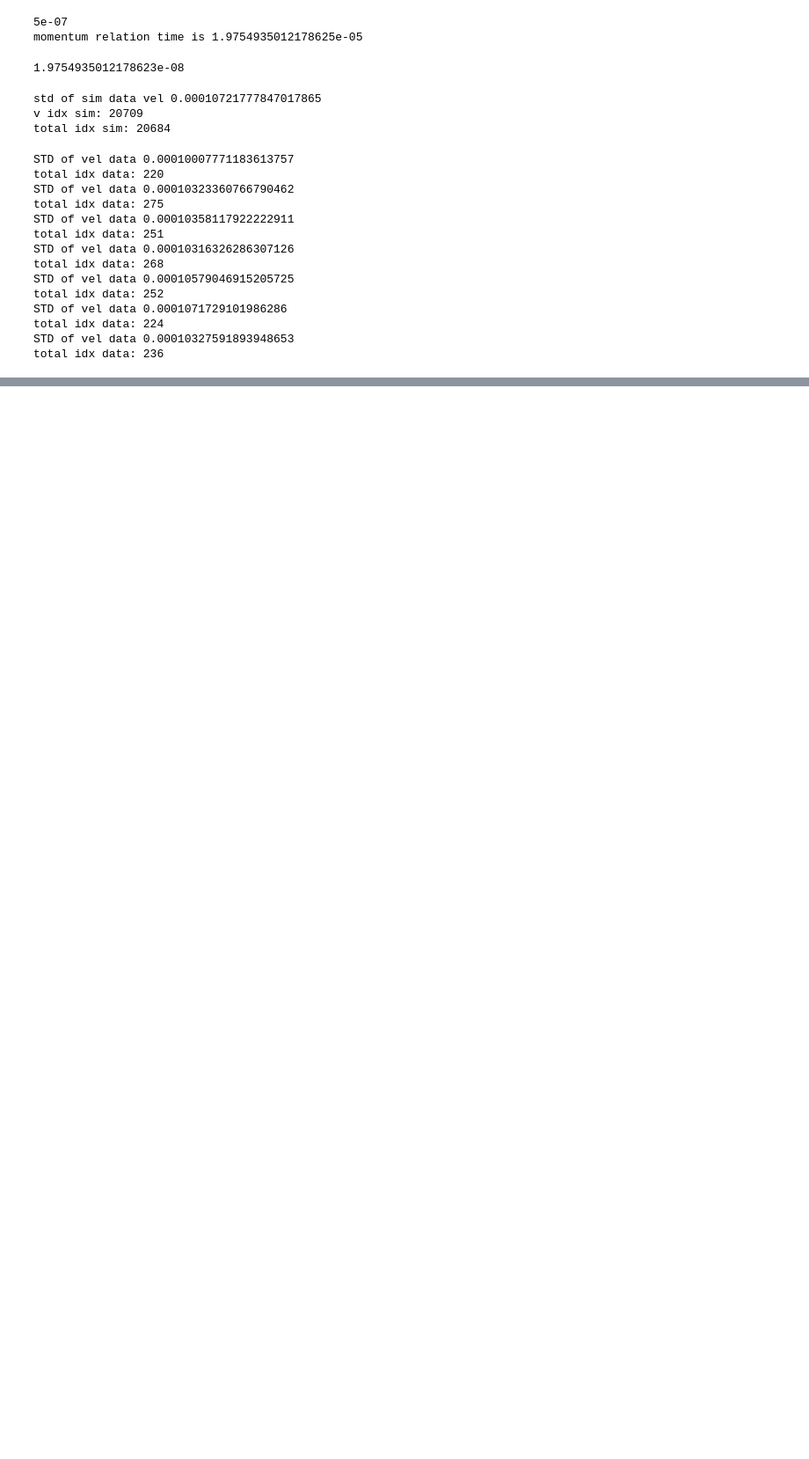
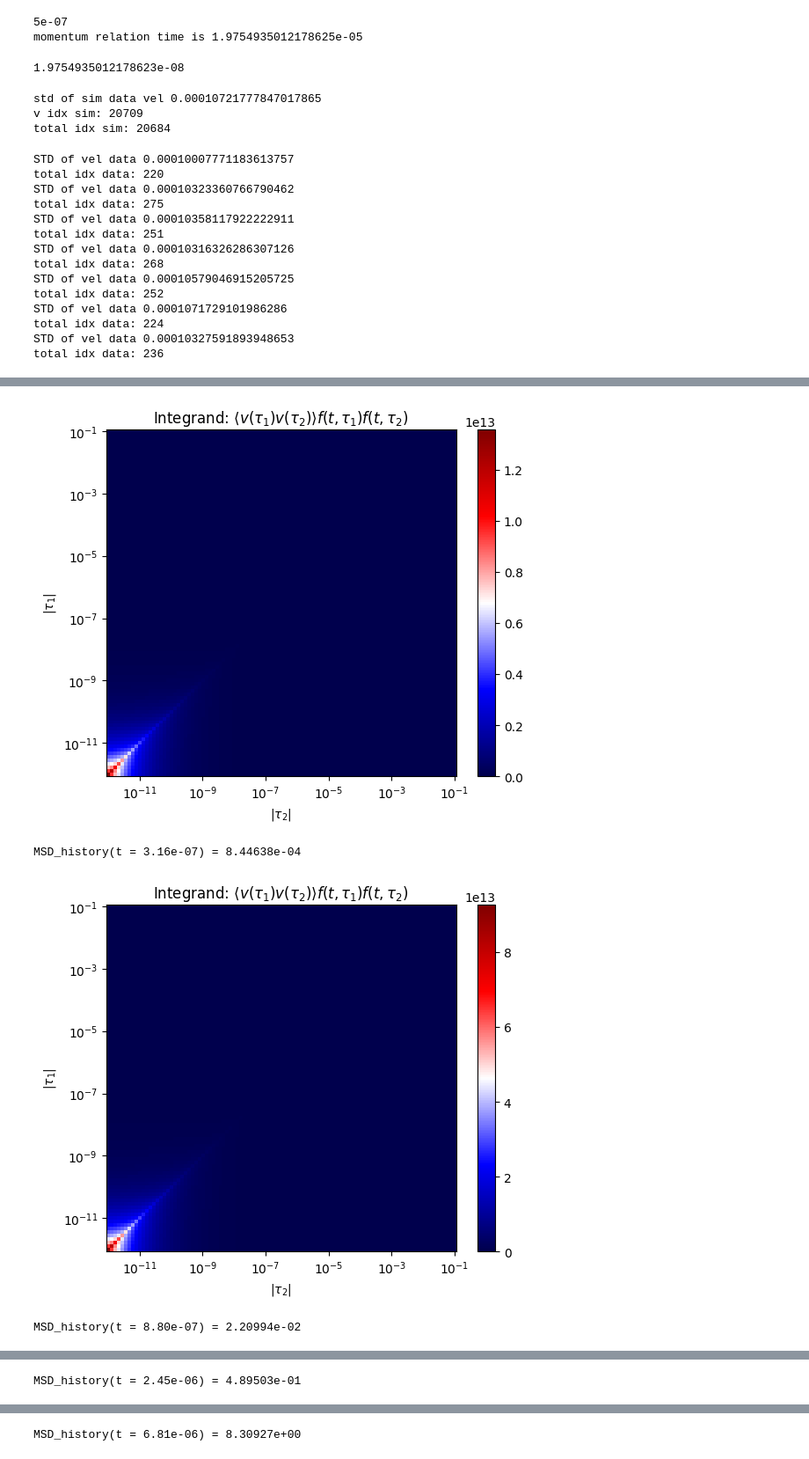
Before and after one commit to mcthumann/Brownian_Data_Analysis, a Jupyter notebook: polished_scripts/Analytical_Simulation_Data_Trio.ipynb, the cells around one changed output, grey strips where cells are left out. Shown at 88% size. Saved outputs shown, nothing was run; the diff lists cells and outputs as text; code cells hidden in the pictures; blank space fills up the shorter version.

```diff
--- a/polished_scripts/Analytical_Simulation_Data_Trio.ipynb
+++ b/polished_scripts/Analytical_Simulation_Data_Trio.ipynb
@@ -773,0 +818,75 @@ plt.show()
+# %%
+import numpy as np
+import matplotlib.pyplot as plt
+from scipy.integrate import trapezoid as trapz
+from mpmath import mp, invertlaplace, mpc, mpf, sqrt, pi, exp, erfc
+
+# High precision for inverse Laplace
+mp.dps = 30
+
+# Physical constants (define these)
+
+roots = [108.66994871+196.31569885j, 108.66994871-196.31569885j,
+         -9.77032846 +66.56826441j,  -9.77032846 -66.56826441j]
+
+# Laplace-domain function F(s, tau)
+def F(s, tau):
+    s = mpc(s)
+    tau = mpf(tau)
+    D = _m*(roots[0] + sqrt(s)) * (roots[1] + sqrt(s)) * (roots[2] + sqrt(s)) * (roots[3] + sqrt(s))
+    inv = 2/sqrt(-tau) - 2 * exp(-tau*s) * sqrt(s) * sqrt(pi) * erfc(sqrt(-tau*s))
+    return inv / D
+
+# Inverse Laplace transform f(t, tau)
+def f(t, tau):
+    def F_fixed_s(s):
+        return F(s, tau)
+    return float(mp.re(invertlaplace(F_fixed_s, t, method='talbot')))
+
+
+# Time grid (log-spaced in negative time)
+tau_min = 1e-12
+tau_max = 1e-1
+N = 100
+tau_array = -np.logspace(np.log10(tau_min), np.log10(tau_max), N)[::-1]
+z = 3*_r**2*np.sqrt(np.pi*_viscous*_rho_f)
+# Fixed t value at which to evaluate MSD_history(t)
+t_evals = np.logspace(-6.5, -2.5, 10)
+msd_hs = []
+for t_eval in t_evals:
+    # Compute f(t, tau) for all tau
+    f_vals = np.array([f(t_eval, tau) for tau in tau_array])
+
+    # Build 2D integrand: VACF(tau1, tau2) * f(t, tau1) * f(t, tau2)
+    T1, T2 = np.meshgrid(tau_array, tau_array, indexing='ij')
+    f1 = f_vals[:, np.newaxis]
+    f2 = f_vals[np.newaxis, :]
+    VACF_grid = v_t1_v_t2(-1*T1, -1*T2, _m, _K)
+    integrand = VACF_grid * f1 * f2
+
+    # Mask out diagonal to avoid singularity at tau = p
+    # np.fill_diagonal(integrand, 0.0)
+
+    # Plot the integrand
+    plt.figure(figsize=(6, 5))
+    pcm = plt.pcolormesh(-tau_array, -tau_array, integrand, shading='auto', cmap='seismic')
+    plt.xscale('log')
+    plt.yscale('log')
+    plt.xlabel(r'$|\tau_2|$')
+    plt.ylabel(r'$|\tau_1|$')
+    plt.title(r'Integrand: $\langle v(\tau_1)v(\tau_2)\rangle f(t,\tau_1)f(t,\tau_2)$')
+    plt.colorbar(pcm)
+    plt.tight_layout()
+    plt.show()
+
+    # Integrate over tau1 and tau2
+    msd_history = trapz(trapz(integrand, tau_array, axis=1), tau_array)
+    print(f"MSD_history(t = {t_eval:.2e}) = {msd_history:.5e}")
+    msd_hs.append(msd_history*z**2)
+
+plt.plot(t_evals, msd_hs)
+# %% [output]
+[figure, added]
+MSD_history(t = 3.16e-07) = 8.44638e-04
+[figure, added]
+MSD_history(t = 8.80e-07) = 2.20994e-02
@@ -773,0 +894 @@ plt.show()
+MSD_history(t = 2.45e-06) = 4.89503e-01
@@ -773,0 +896 @@ plt.show()
+MSD_history(t = 6.81e-06) = 8.30927e+00
```
Also changed, not shown: parts of 9 cells of this notebook, 1 other file.
